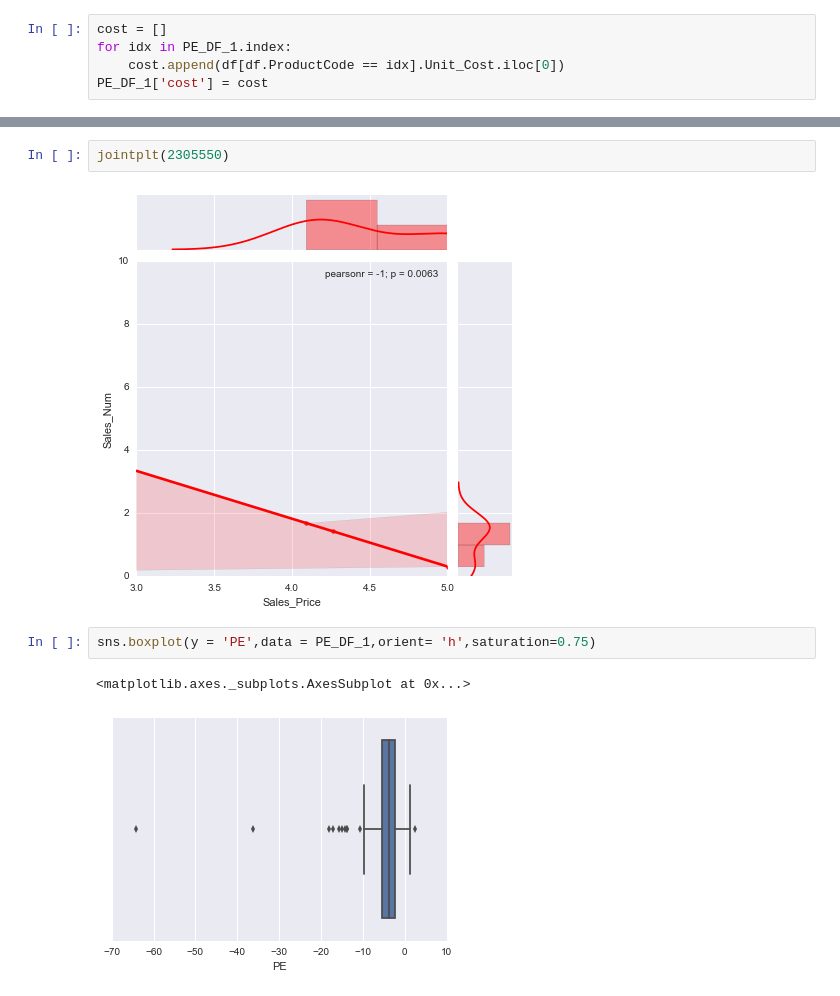
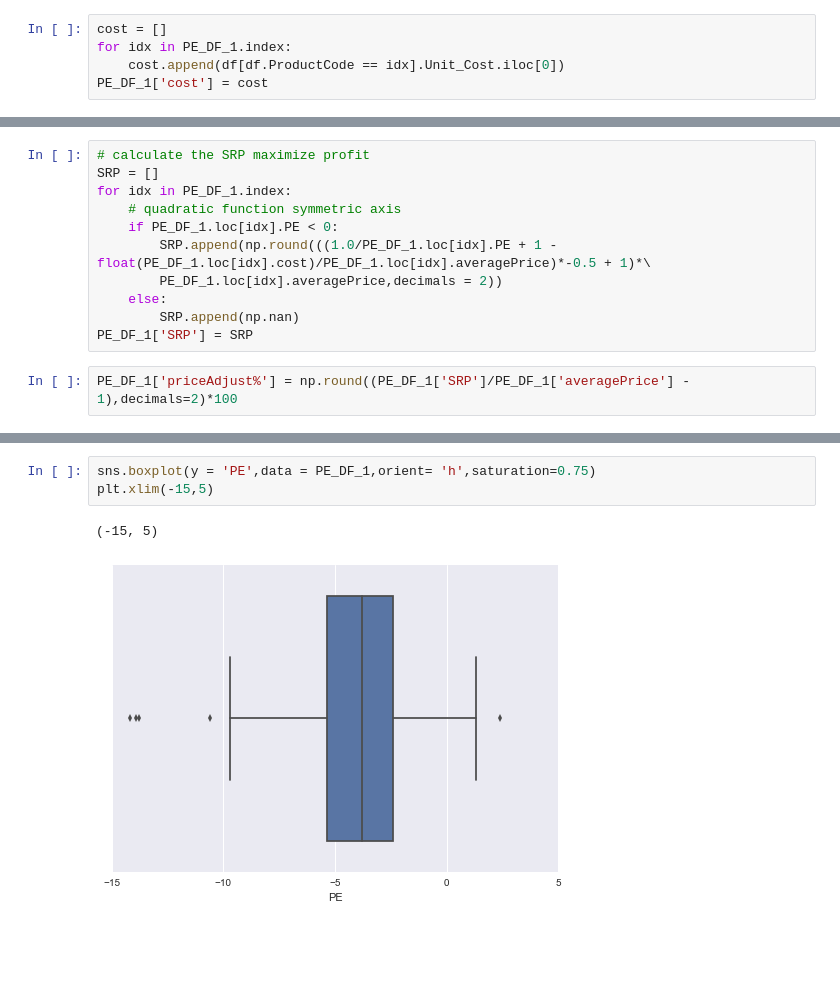
Before and after one commit to XRen615/exploreKit, a Jupyter notebook: Base_Estimation_Regression_HC_CY.ipynb, the cells around one changed output, grey strips where cells are left out. Saved outputs shown, nothing was run; the diff lists cells and outputs as text; blank space fills up the shorter version.

```diff
--- a/Base_Estimation_Regression_HC_CY.ipynb
+++ b/Base_Estimation_Regression_HC_CY.ipynb
@@ -208,0 +145,13 @@ PE_DF_1[mask]
+# %%
+# calculate the SRP maximize profit
+SRP = []
+for idx in PE_DF_1.index:
+    # quadratic function symmetric axis
+    if PE_DF_1.loc[idx].PE < 0:
+        SRP.append(np.round(((1.0/PE_DF_1.loc[idx].PE + 1 - float(PE_DF_1.loc[idx].cost)/PE_DF_1.loc[idx].averagePrice)*-0.5 + 1)*\
+        PE_DF_1.loc[idx].averagePrice,decimals = 2))
+    else:
+        SRP.append(np.nan)
+PE_DF_1['SRP'] = SRP
+# %%
+PE_DF_1['priceAdjust%'] = np.round((PE_DF_1['SRP']/PE_DF_1['averagePrice'] - 1),decimals=2)*100
@@ -231,12 +199,9 @@ sort(columns=....) is deprecated, use sort_values(by=.....)
-# %%
-jointplt(2305550)
-# %% [output]
-[figure, removed]
 # %%
 sns.boxplot(y = 'PE',data = PE_DF_1,orient= 'h',saturation=0.75)
+plt.xlim(-15,5)
 # %% [output]
-<matplotlib.axes._subplots.AxesSubplot at 0x...>
+(-15, 5)
-[figure, old version]
+[figure, new version]
 # %%
 sns.boxplot(y = 'margin',data = PE_DF_1,orient= 'h',saturation=0.75)
 # %% [output]
```
Also changed, not shown: parts of 23 cells of this notebook.
